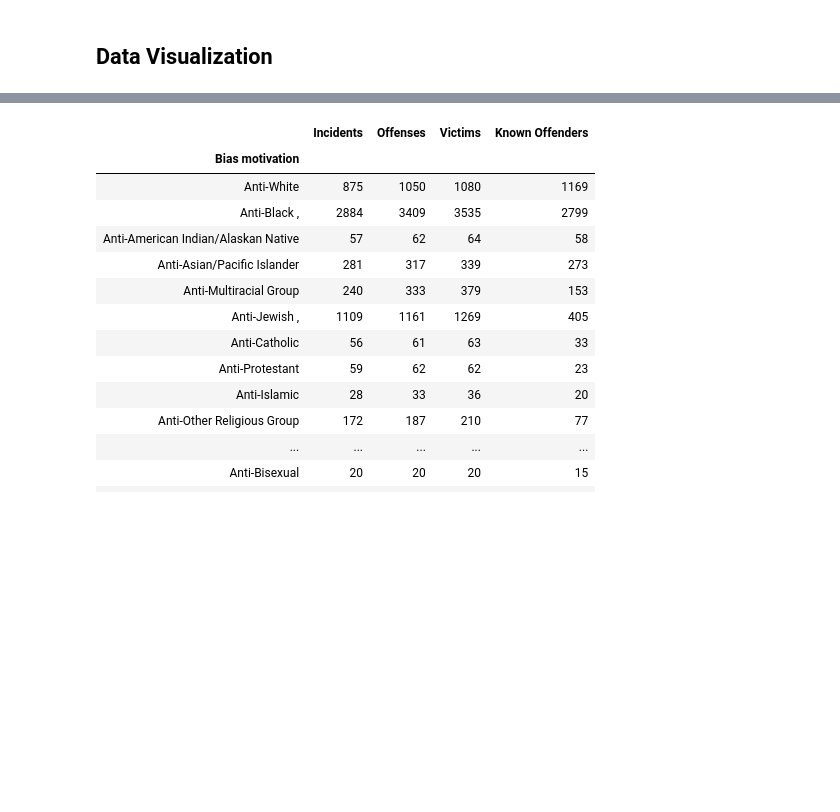
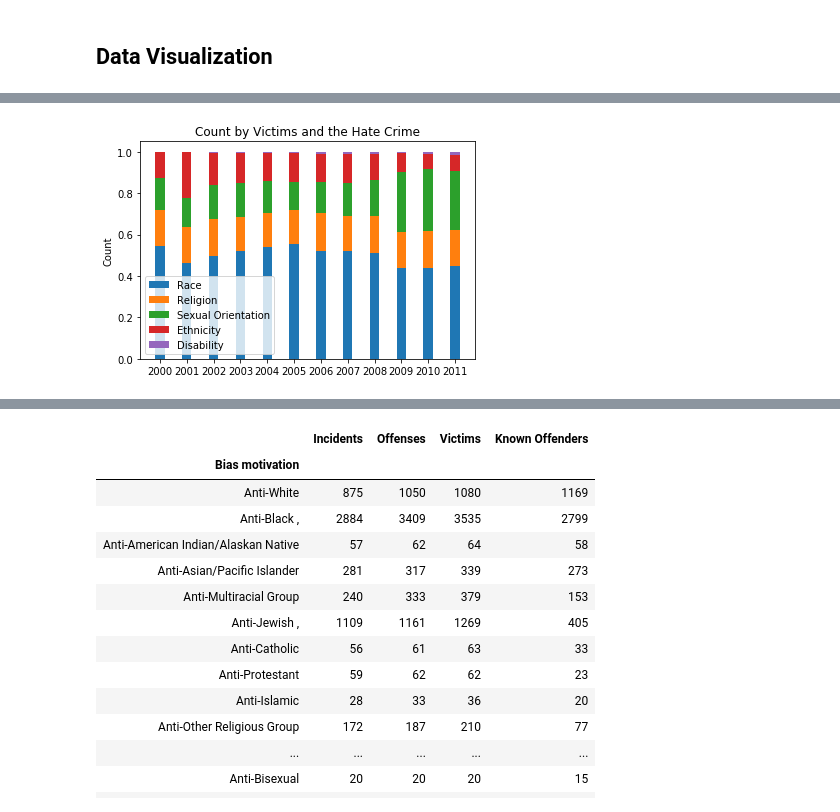
Before and after one commit to helenhc/Crime-Hate-Crime, a Jupyter notebook: tables 1 & 2.ipynb, the cells around one changed output, grey strips where cells are left out. Saved outputs shown, nothing was run; the diff lists cells and outputs as text; code cells hidden in the pictures; blank space fills up the shorter version.

```diff
--- a/tables 1 & 2.ipynb
+++ b/tables 1 & 2.ipynb
@@ -366,3 +421,27 @@ disability_sum
+# %%
+N = 12
+ind = np.arange(N)    # the x locations for the groups
+width = 0.35       # the width of the bars: can also be len(x) sequence
+
+sexual_orientation_bot = np.array(race_perc) + np.array(religion_perc)
+ethnicity_bot = sexual_orientation_bot + np.array(sexual_orient_perc)
+disability_bot = ethnicity_bot + np.array(ethnicity_perc)
+
+p1 = plt.bar(ind, race_perc, width)
+p2 = plt.bar(ind, religion_perc, width, bottom = race_perc)
+p3 = plt.bar(ind, sexual_orient_perc, width, bottom = sexual_orientation_bot)
+p4 = plt.bar(ind, ethnicity_perc, width, bottom = ethnicity_bot)
+p5 = plt.bar(ind, disability_perc, width, bottom = disability_bot)
+
+
+plt.ylabel('Count')
+plt.title('Count by Victims and the Hate Crime')
+plt.xticks(ind, ('2000', '2001', '2002', '2003', '2004', '2005', '2006', '2007', '2008', '2009', '2010', '2011', '2012'))
+plt.legend((p1[0], p2[0], p3[0], p4[0], p5[0]), ('Race', 'Religion', 'Sexual Orientation', 'Ethnicity', 'Disability'))
+
+plt.show()
+# %% [output]
+[figure, added]
 # %%
 N = 13
 ind = np.arange(N)    # the x locations for the groups
```
Also changed, not shown: parts of 7 cells of this notebook.
